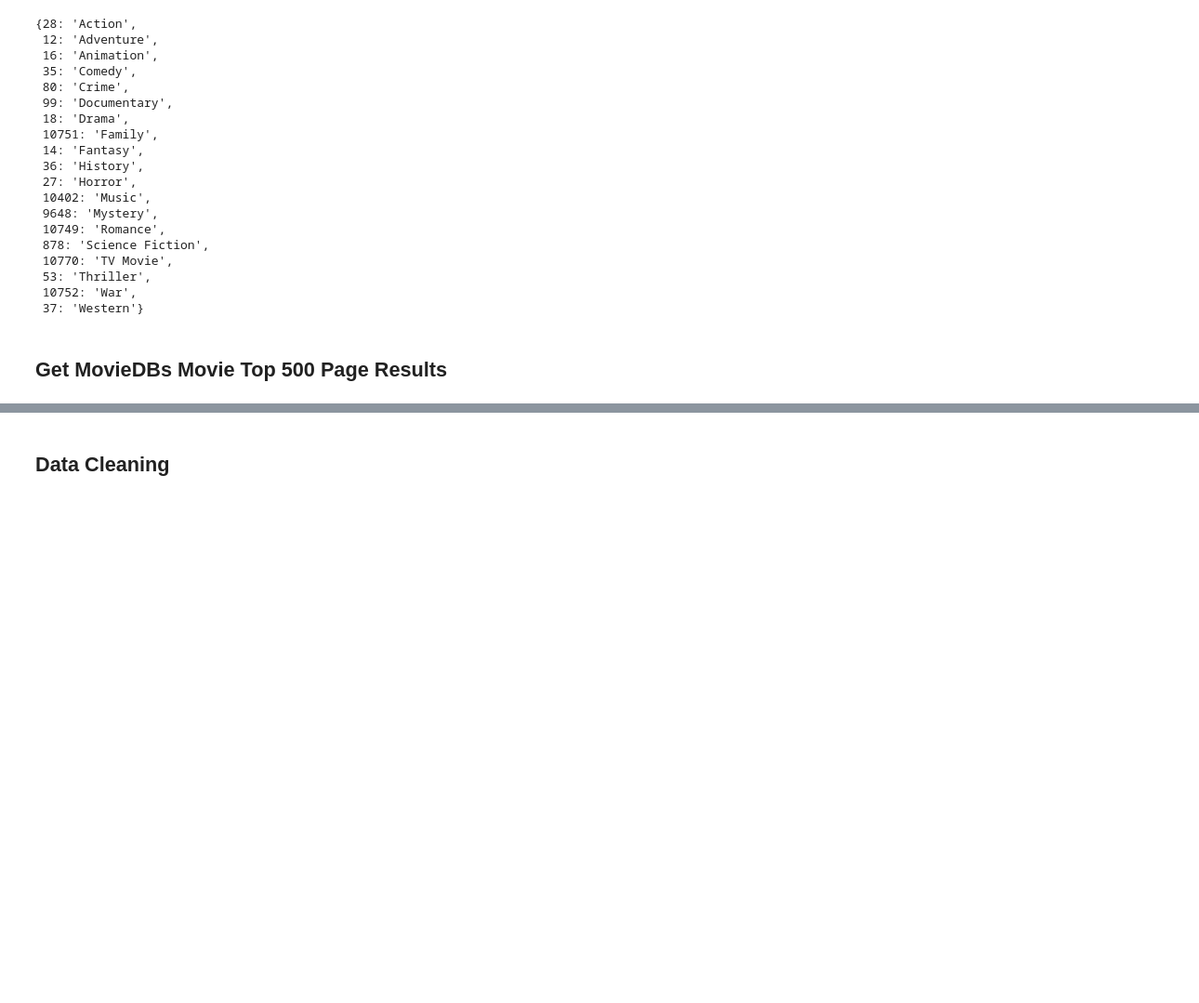
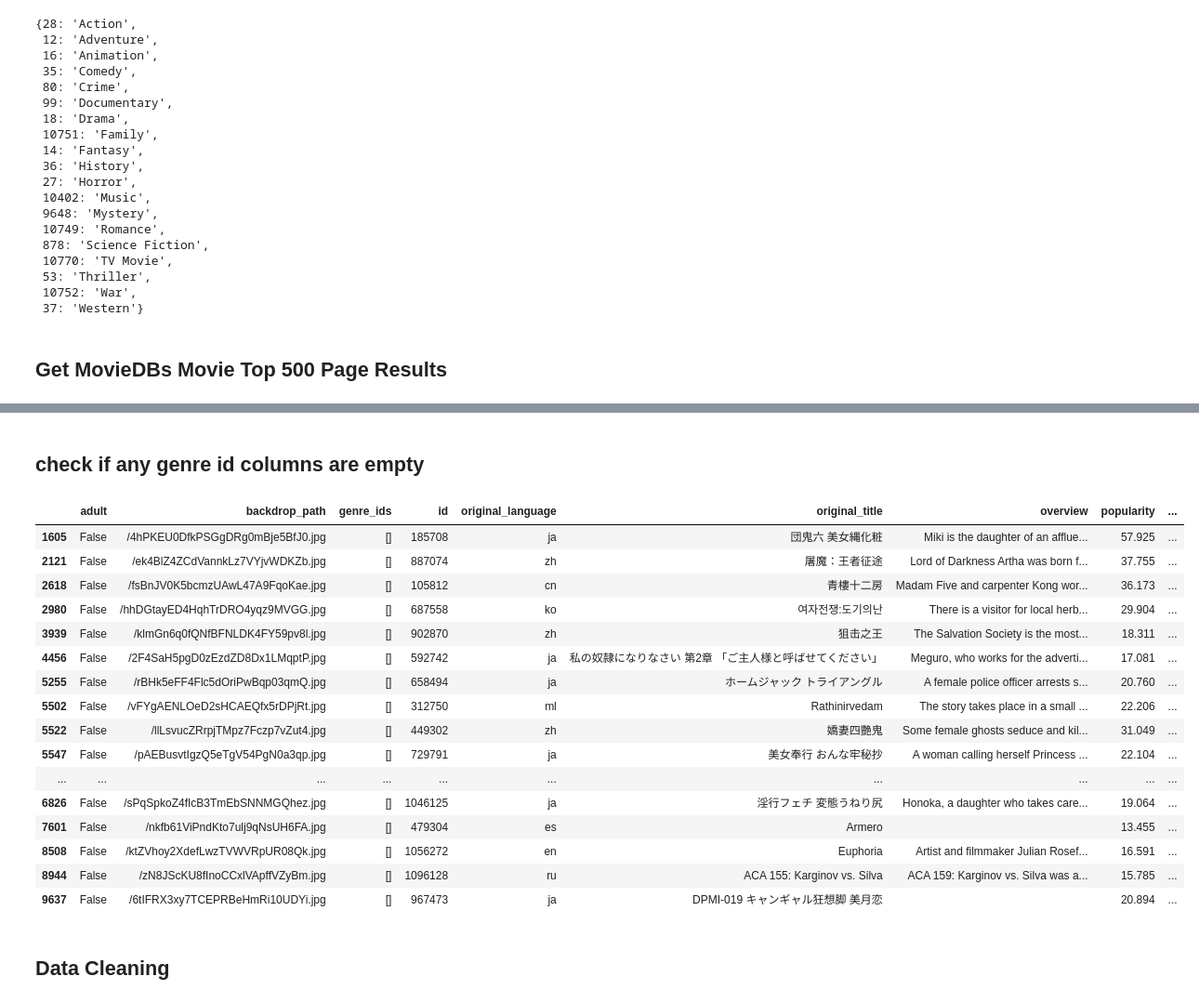
Before and after one commit to edgarrt/Visual-Similarity-Between-Movie-Posters, a Jupyter notebook: notebooks/01_Data_Grab.ipynb, the cells around one changed output, grey strips where cells are left out. Shown at 93% size. Cells and saved outputs as stored; diff of their text form; code cells hidden in the pictures; blank space fills up the shorter version.

```diff
--- a/notebooks/01_Data_Grab.ipynb
+++ b/notebooks/01_Data_Grab.ipynb
@@ -92,0 +94,22 @@ data
+# %% [markdown]
+## check if any genre id columns are empty
+# %%
+data[data["genre_ids"].astype(bool) == False]
+# %% [output]
+|  | adult | backdrop_path | genre_ids | id | original_language | original_title | overview | popularity | ... |
+| 1605 | False | /4hPKEU0DfkPSGgDRg0mBje5BfJ0.jpg | [] | 185708 | ja | 団鬼六 美女縄化粧 | Miki is the daughter of an afflue... | 57.925 | ... |
+| 2121 | False | /ek4BlZ4ZCdVannkLz7VYjvWDKZb.jpg | [] | 887074 | zh | 屠魔：王者征途 | Lord of Darkness Artha was born f... | 37.755 | ... |
+| 2618 | False | /fsBnJV0K5bcmzUAwL47A9FqoKae.jpg | [] | 105812 | cn | 青樓十二房 | Madam Five and carpenter Kong wor... | 36.173 | ... |
+| 2980 | False | /hhDGtayED4HqhTrDRO4yqz9MVGG.jpg | [] | 687558 | ko | 여자전쟁:도기의난 | There is a visitor for local herb... | 29.904 | ... |
+| 3939 | False | /klmGn6q0fQNfBFNLDK4FY59pv8l.jpg | [] | 902870 | zh | 狙击之王 | The Salvation Society is the most... | 18.311 | ... |
+| 4456 | False | /2F4SaH5pgD0zEzdZD8Dx1LMqptP.jpg | [] | 592742 | ja | 私の奴隷になりなさい 第2章 「ご主人様と呼ばせてください」 | Meguro, who works for the adverti... | 17.081 | ... |
+| 5255 | False | /rBHk5eFF4Flc5dOriPwBqp03qmQ.jpg | [] | 658494 | ja | ホームジャック トライアングル | A female police officer arrests s... | 20.760 | ... |
+| 5502 | False | /vFYgAENLOeD2sHCAEQfx5rDPjRt.jpg | [] | 312750 | ml | Rathinirvedam | The story takes place in a small ... | 22.206 | ... |
+| 5522 | False | /llLsvucZRrpjTMpz7Fczp7vZut4.jpg | [] | 449302 | zh | 嬌妻四艷鬼 | Some female ghosts seduce and kil... | 31.049 | ... |
+| 5547 | False | /pAEBusvtIgzQ5eTgV54PgN0a3qp.jpg | [] | 729791 | ja | 美女奉行 おんな牢秘抄 | A woman calling herself Princess ... | 22.104 | ... |
+| ... | ... | ... | ... | ... | ... | ... | ... | ... | ... |
+| 6826 | False | /sPqSpkoZ4fIcB3TmEbSNNMGQhez.jpg | [] | 1046125 | ja | 淫行フェチ 変態うねり尻 | Honoka, a daughter who takes care... | 19.064 | ... |
+| 7601 | False | /nkfb61ViPndKto7ulj9qNsUH6FA.jpg | [] | 479304 | es | Armero |  | 13.455 | ... |
+| 8508 | False | /ktZVhoy2XdefLwzTVWVRpUR08Qk.jpg | [] | 1056272 | en | Euphoria | Artist and filmmaker Julian Rosef... | 16.591 | ... |
+| 8944 | False | /zN8JScKU8fInoCCxlVApffVZyBm.jpg | [] | 1096128 | ru | ACA 155: Karginov vs. Silva | ACA 159: Karginov vs. Silva was a... | 15.785 | ... |
+| 9637 | False | /6tIFRX3xy7TCEPRBeHmRi10UDYi.jpg | [] | 967473 | ja | DPMI-019 キャンギャル狂想脚 美月恋 |  | 20.894 | ... |
```
Also changed, not shown: parts of 10 cells of this notebook, 22 other files.
